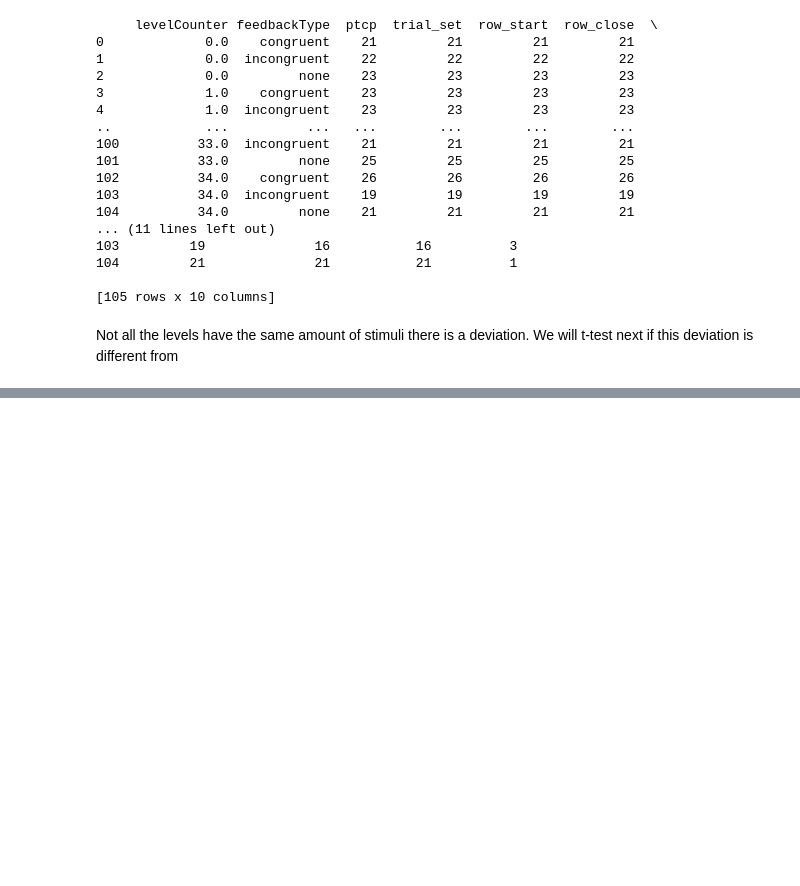
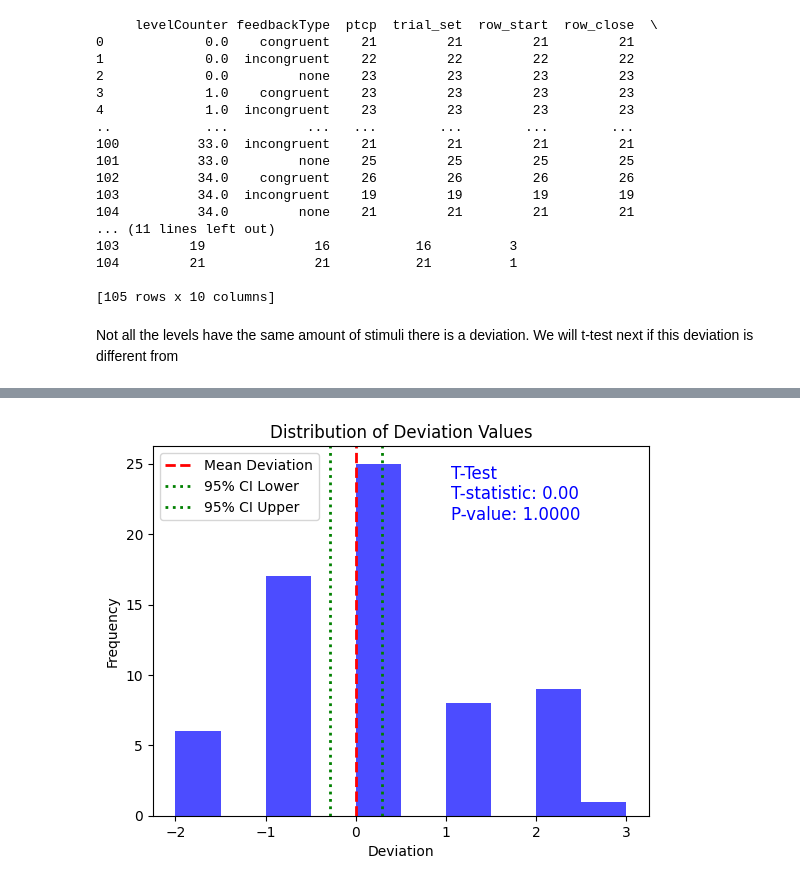
Before and after one commit to BenjaminDupre/m-b_thesis, a Jupyter notebook: Analysis/Analysis..ipynb, the cells around one changed output, grey strips where cells are left out. Drawn from its saved outputs; the diff is of its cells as text; code cells hidden in the pictures; blank space fills up the shorter version.

```diff
--- a/Analysis/Analysis..ipynb
+++ b/Analysis/Analysis..ipynb
@@ -174,0 +147,6 @@ Name: deviation, Length: 105, dtype: int64
+# %%
+# Group the DataFrame by 'ptcp' and 'trial_set', then count unique values in 'levelCounter'
+check_per_ptcp = work_df2.groupby(['ptcp','feedbackType']).count()
+check_per_ptcp = check_per_ptcp.reset_index()
+check_per_ptcp['deviation']= 35-check_per_ptcp['trial_set']
+print(check_per_ptcp)
@@ -174,0 +171,33 @@ Name: deviation, Length: 105, dtype: int64
+# %%
+# Assuming your DataFrame is named check_per_level
+deviation_values = check_per_ptcp['deviation']
+
+# Create the histogram
+plt.hist(deviation_values, bins=10, color='blue', alpha=0.7)
+plt.xlabel('Deviation')
+plt.ylabel('Frequency')
+plt.title('Distribution of Deviation Values')
+
+# Calculate the mean and standard error of the mean (SEM)
+mean_deviation = np.mean(deviation_values)
+sem_deviation = np.std(deviation_values) / np.sqrt(len(deviation_values))
+
+# Calculate the 95% confidence interval
+ci_lower = mean_deviation - 1.96 * sem_deviation
+ci_upper = mean_deviation + 1.96 * sem_deviation
+
+# Perform a t-test (assuming a population mean of 0)
+t_stat, p_value = stats.ttest_1samp(deviation_values, 0)
+
+# Add the confidence interval and t-test result to the plot
+plt.axvline(mean_deviation, color='red', linestyle='dashed', linewidth=2, label='Mean Deviation')
+plt.axvline(ci_lower, color='green', linestyle='dotted', linewidth=2, label='95% CI Lower')
+plt.axvline(ci_upper, color='green', linestyle='dotted', linewidth=2, label='95% CI Upper')
+
+# Add t-test result to the plot
+plt.annotate(f'T-Test\nT-statistic: {t_stat:.2f}\nP-value: {p_value:.4f}', xy=(0.6, 0.8), xycoords='axes fraction', fontsize=12, color='blue')
+
+plt.legend(loc='upper left')
+plt.show()
+# %% [output]
+[figure, added]
```
Also changed, not shown: parts of 10 cells of this notebook.
